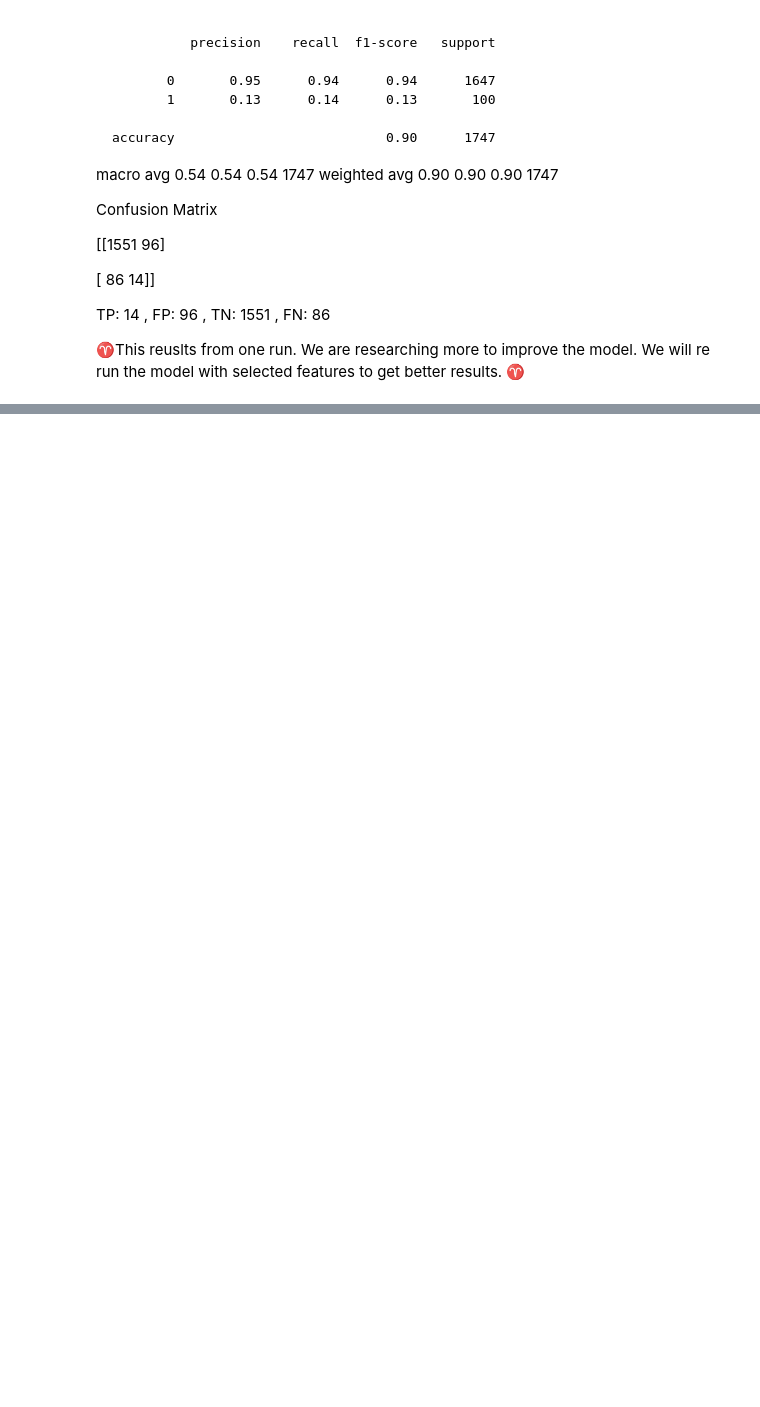
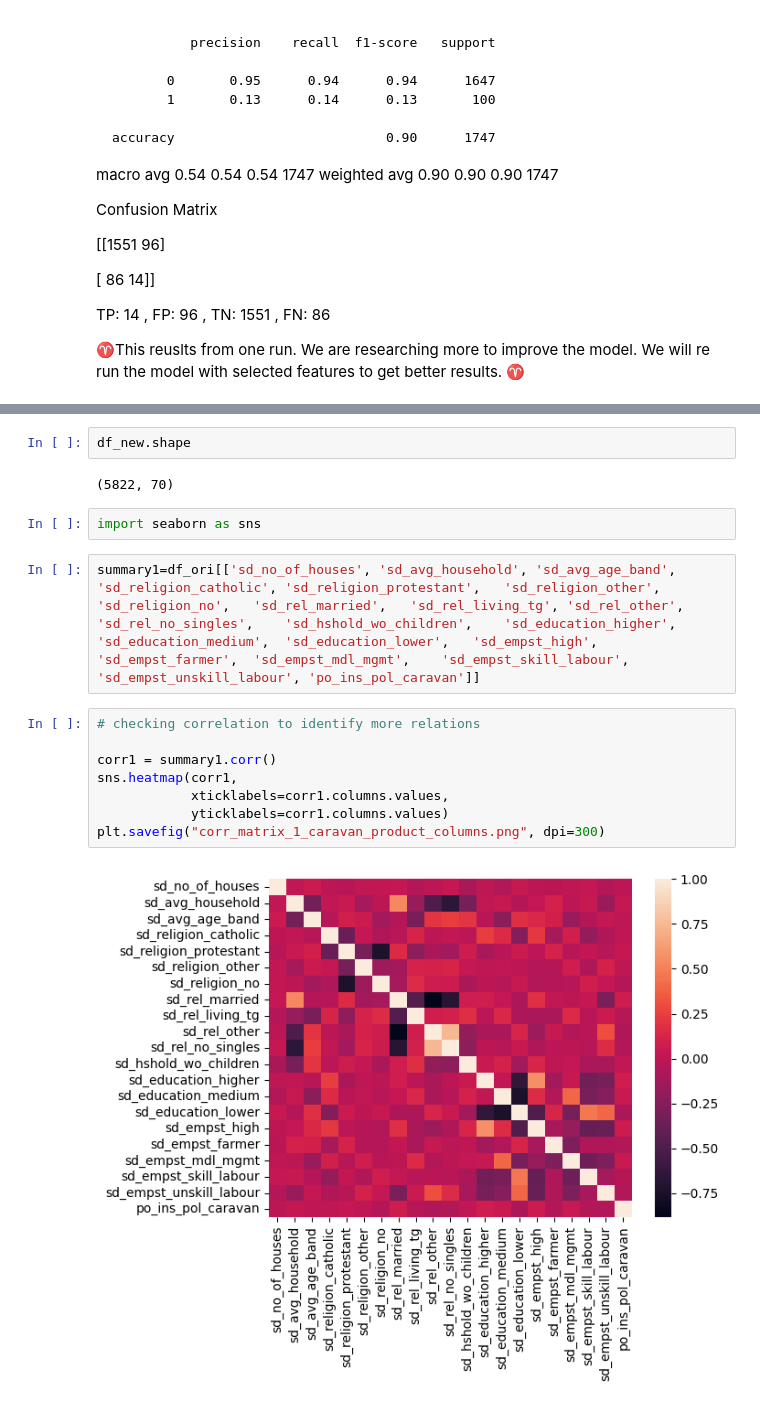
Before and after one commit to manohariw44/TMU-Big-Data-Analytics-Capstone-Project, a Jupyter notebook: PY01_Capst_COIL_sklearn.ipynb, the cells around one changed output, grey strips where cells are left out. Saved outputs shown, nothing was run; the diff lists cells and outputs as text; blank space fills up the shorter version.

```diff
--- a/PY01_Capst_COIL_sklearn.ipynb
+++ b/PY01_Capst_COIL_sklearn.ipynb
@@ -539,0 +673,18 @@ TP:  14 , FP:  96 , TN:  1551 , FN: 86
+# %%
+df_new.shape
+# %% [output]
+(5822, 70)
+# %%
+import seaborn as sns
+# %%
+summary1=df_ori[['sd_no_of_houses',	'sd_avg_household',	'sd_avg_age_band',	'sd_religion_catholic',	'sd_religion_protestant',	'sd_religion_other',	'sd_religion_no',	'sd_rel_married',	'sd_rel_living_tg',	'sd_rel_other',	'sd_rel_no_singles',	'sd_hshold_wo_children',	'sd_education_higher',	'sd_education_medium',	'sd_education_lower',	'sd_empst_high',	'sd_empst_farmer',	'sd_empst_mdl_mgmt',	'sd_empst_skill_labour',	'sd_empst_unskill_labour', 'po_ins_pol_caravan']]
+# %%
+# checking correlation to identify more relations
+
+corr1 = summary1.corr()
+sns.heatmap(corr1,
+            xticklabels=corr1.columns.values,
+            yticklabels=corr1.columns.values)
+plt.savefig("corr_matrix_1_caravan_product_columns.png", dpi=300)
+# %% [output]
+[figure, added]
```
Also changed, not shown: parts of 28 cells of this notebook, 2 other files.
